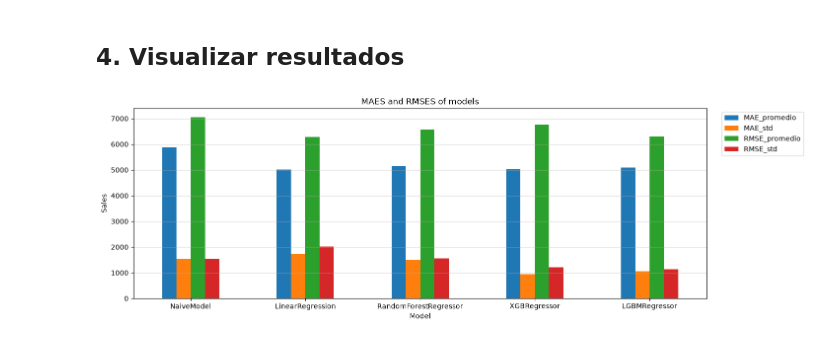
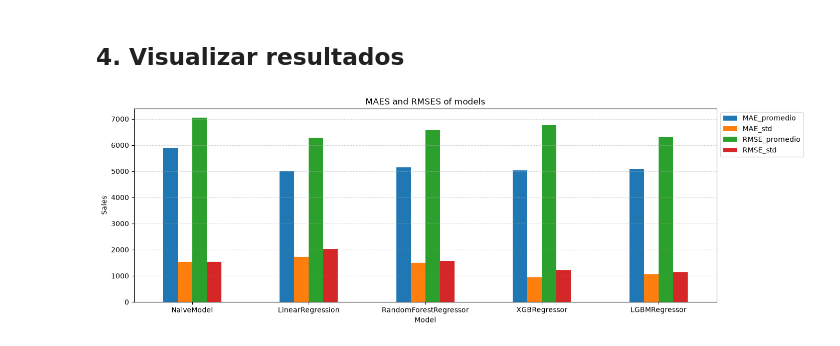
Before and after one commit to charligram/1_analisis_ventas, a Jupyter notebook: notebooks/03_modeling.ipynb, the cells around one changed output. Cells and saved outputs as stored; diff of their text form; code cells hidden in the pictures.

Commit message:
Change linestyle of grid

```diff
--- a/notebooks/03_modeling.ipynb
+++ b/notebooks/03_modeling.ipynb
@@ -165,23 +165,24 @@ stats_columns_names = df_cv.drop(columns=['modelo']).columns
 # %%
 ax = df_cv.plot(
     kind='bar',
     x='modelo',
     y=stats_columns_names,
     figsize=(15, 5)
 )
 
 plt.title('MAES and RMSES of models')
 plt.xlabel('Model')
 plt.ylabel('Sales')
 
 # Ajustar grid de forma manual
 ax.grid(
     axis='y',
-    alpha=0.5
+    alpha=0.5,
+    linestyle='--'
 )
 
-ax.legend(bbox_to_anchor=(1.02, 1))
+ax.legend(bbox_to_anchor=(1, 1))
 
 plt.tick_params(rotation=0)
 # %% [output]
-[figure, old version]
+[figure, new version]
```
